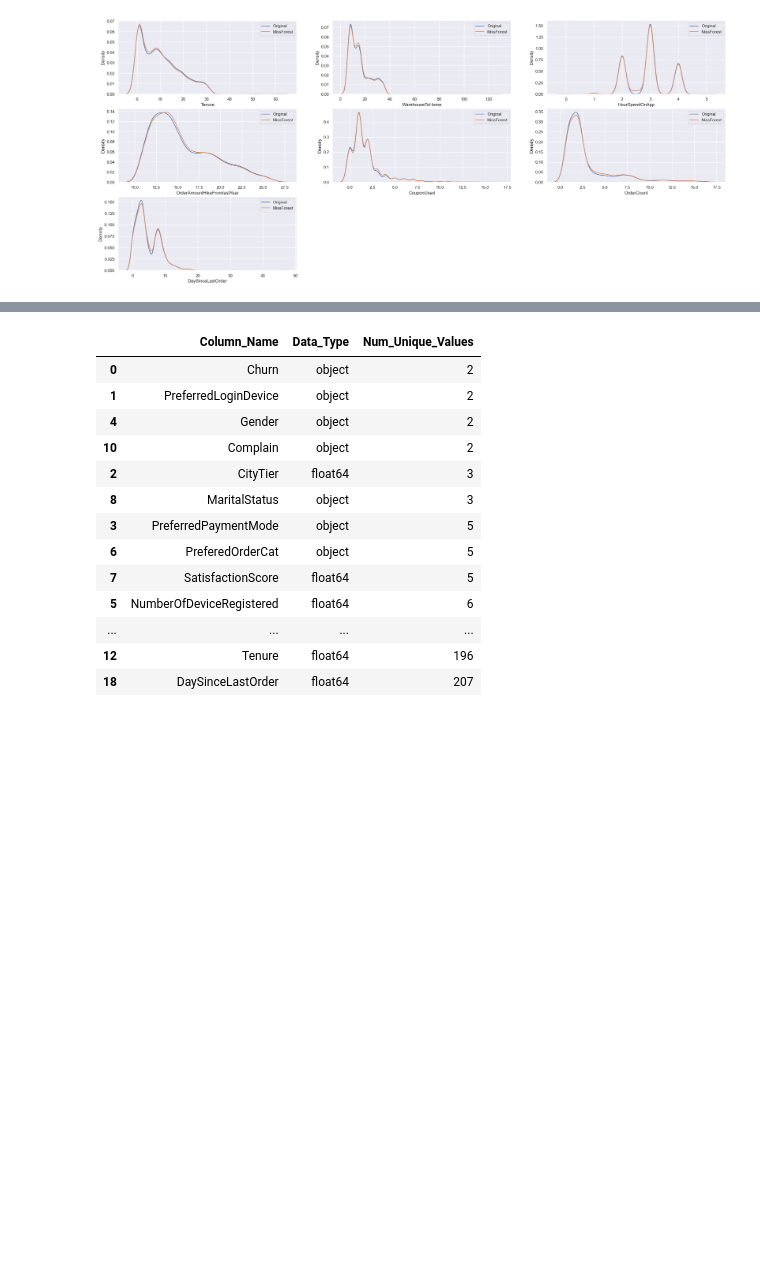
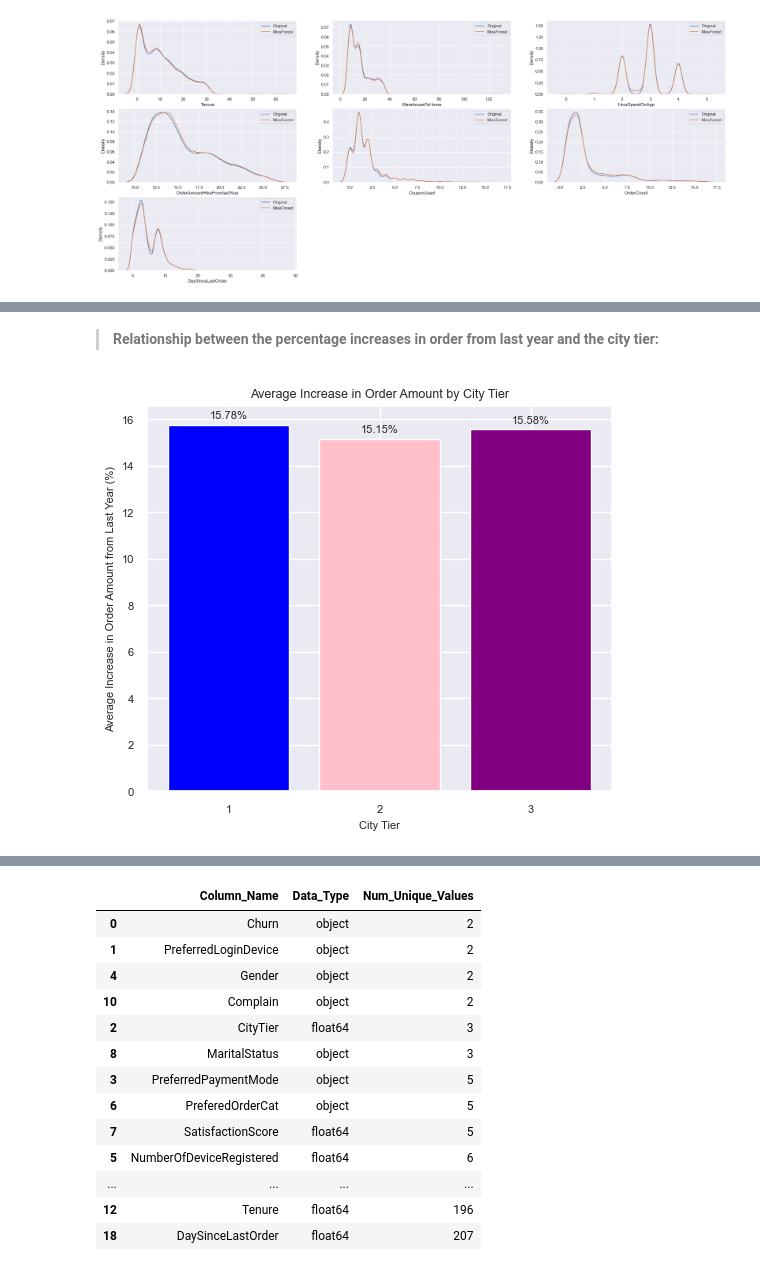
Before and after one commit to Celinejxy/E-commerce-Customer-Churn-Rate, a Jupyter notebook: Data Quality Evaluation & Preprocessing.ipynb, the cells around one changed output, grey strips where cells are left out. Drawn from its saved outputs; the diff is of its cells as text; code cells hidden in the pictures; blank space fills up the shorter version.

```diff
--- a/Data Quality Evaluation.ipynb
+++ b/Data Quality Evaluation & Preprocessing.ipynb
@@ -321,0 +417,22 @@ for subplots in ax.flatten()[len(null_attr):]:
+# %% [markdown]
+> **Relationship between the percentage increases in order from last year and the city tier:**
+# %%
+avg_increase = customerFull.groupby('CityTier')['OrderAmountHikeFromlastYear'].mean().reset_index()
+plt.figure(figsize=(6, 5))
+bars = plt.bar(avg_increase['CityTier'], avg_increase['OrderAmountHikeFromlastYear'], color=['blue','pink','purple'])
+plt.xlabel('City Tier', fontsize=8)
+plt.ylabel('Average Increase in Order Amount from Last Year (%)', fontsize=8)
+plt.title('Average Increase in Order Amount by City Tier', fontsize=9)
+plt.xticks([ 1, 2, 3], ['1', '2', '3'])
+
+# Bars with their respective percentages
+for bar in bars:
+    height = bar.get_height()
+    plt.annotate(f'{height:.2f}%',
+                 xy=(bar.get_x() + bar.get_width() / 2, height),xytext=(0, 3),
+                 textcoords="offset points",
+                 ha='center', va='bottom')
+
+plt.show()
+# %% [output]
+[figure, added]
```
Also changed, not shown: parts of 21 cells of this notebook, 2 other files.
